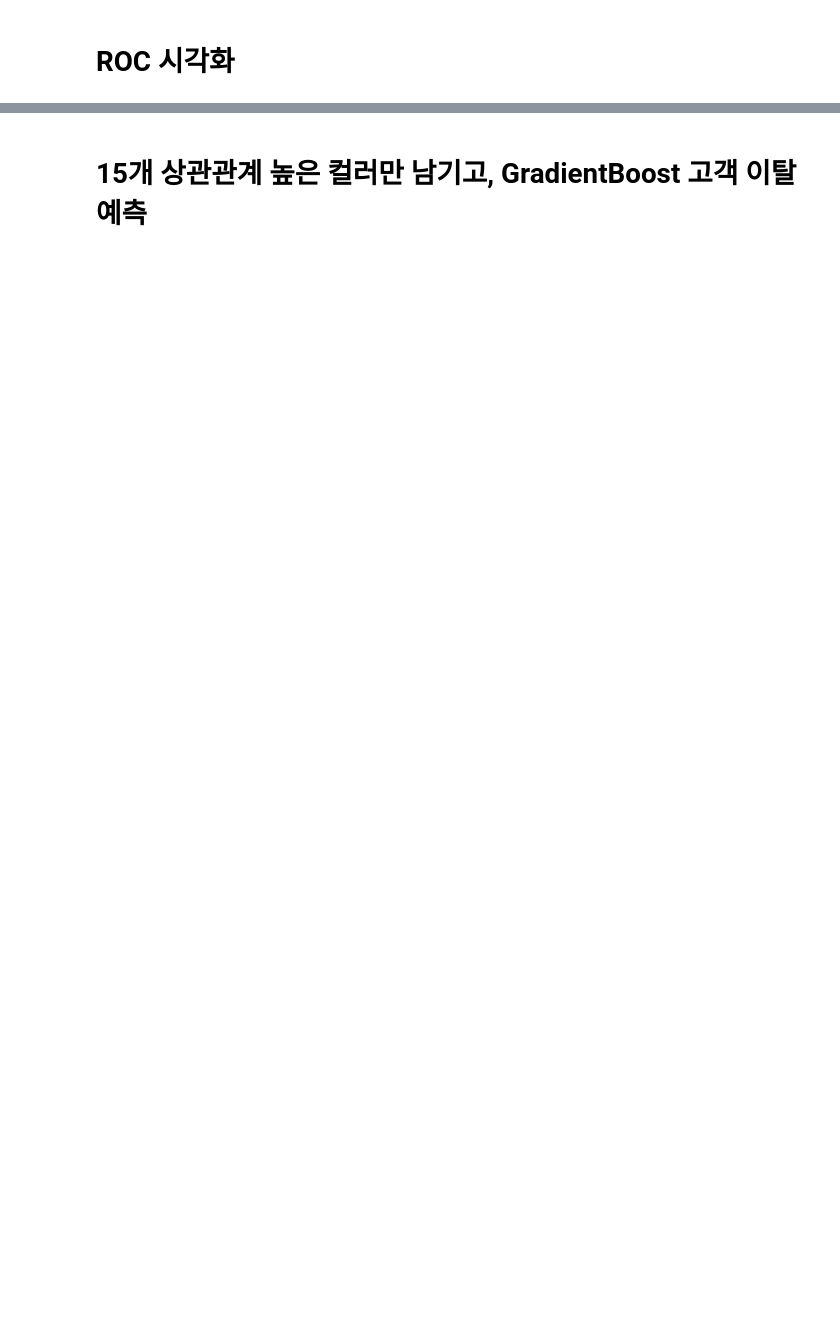
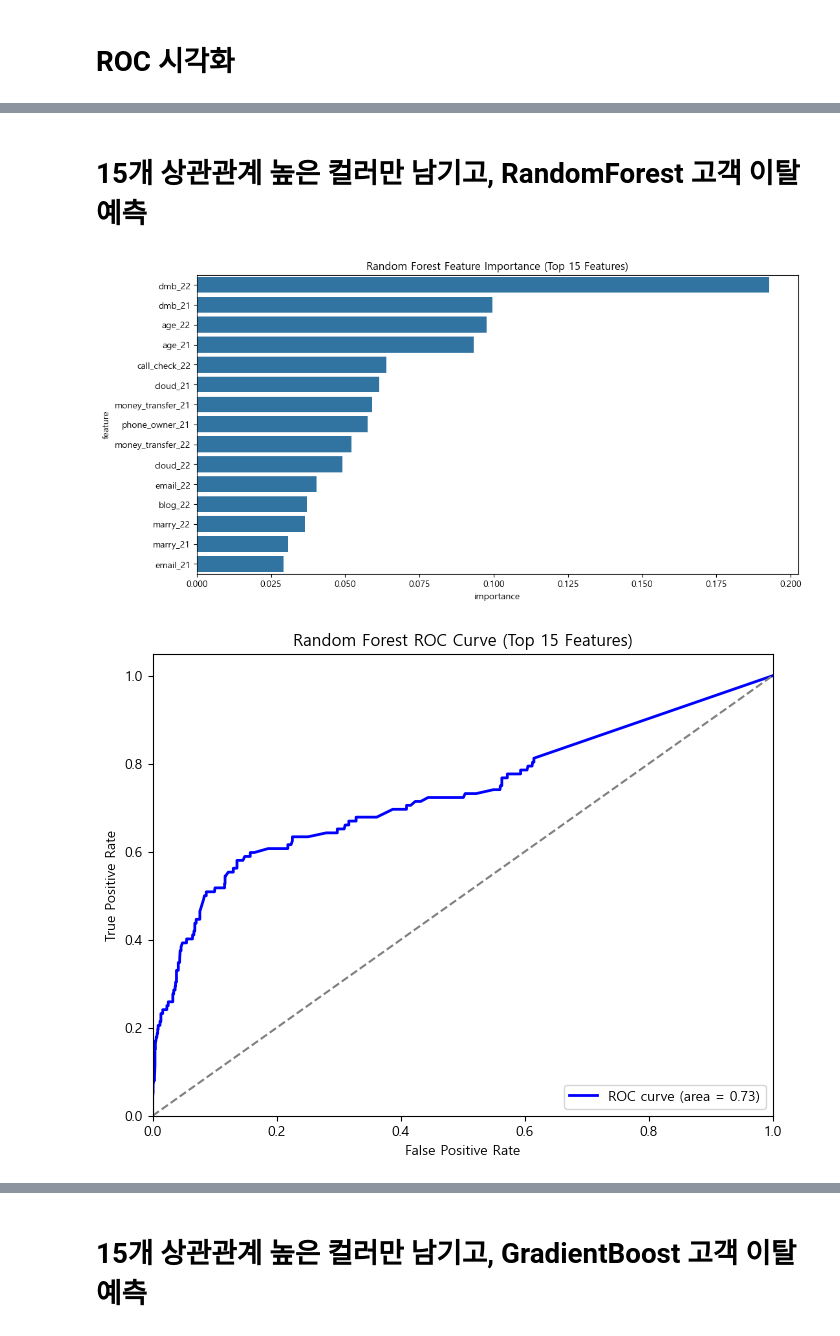
Before and after one commit to SKNETWORKS-FAMILY-AICAMP/SKN09-2nd-3Team, a Jupyter notebook: JUNGHOONKIM_phone_brand_project.ipynb, the cells around one changed output, grey strips where cells are left out. Saved outputs shown, nothing was run; the diff lists cells and outputs as text; code cells hidden in the pictures; blank space fills up the shorter version.

```diff
--- a/JUNGHOONKIM_phone_brand_project.ipynb
+++ b/JUNGHOONKIM_phone_brand_project.ipynb
@@ -586,0 +589,72 @@ Gradient Boosting 정확도: 0.8945
+# %% [markdown]
+# 15개 상관관계 높은 컬러만 남기고, RandomForest 고객 이탈 예측
+# %%
+top_15_features = [
+    'dmb_22',               # 0.4581
+    'age_22',               # 0.3046
+    'age_21',               # 0.3038
+    'dmb_21',               # 0.2694
+    'marry_22',             # 0.2568
+    'marry_21',             # 0.2549
+    'cloud_22',             # 0.1750
+    'money_transfer_22',    # 0.1707
+    'cloud_21',             # 0.1666
+    'email_22',             # 0.1564
+    'phone_owner_21',       # 0.1394
+    'call_check_22',        # 0.1379
+    'email_21',             # 0.1364
+    'blog_22',              # 0.1279
+    'money_transfer_21'     # 0.1241
+]
+# %%
+# 데이터 X, y 설정 (상위 15개 컬럼 사용)
+X_top15_rf = phone_df[top_15_features].fillna(0)  # 결측값 0으로 채움
+y_top15_rf = (phone_df['brand_22'] != 1).astype(int)
+
+# 데이터 분할
+X_train_top15_rf, X_test_top15_rf, y_train_top15_rf, y_test_top15_rf = train_test_split(
+    X_top15_rf, y_top15_rf, test_size=0.2, random_state=42
+)
+
+# Random Forest 모델 학습
+rf_clf_top15 = RandomForestClassifier(n_estimators=100, random_state=42)
+rf_clf_top15.fit(X_train_top15_rf, y_train_top15_rf)
+
+# 예측 및 평가
+rf_pred_top15 = rf_clf_top15.predict(X_test_top15_rf)
+rf_accuracy_top15 = accuracy_score(y_test_top15_rf, rf_pred_top15)
+rf_classification_rep_top15 = classification_report(y_test_top15_rf, rf_pred_top15)
+
+# 특성 중요도 계산 및 시각화
+importance_rf_top15 = pd.DataFrame({
+    'feature': top_15_features,
+    'importance': rf_clf_top15.feature_importances_
+}).sort_values('importance', ascending=False)
+
+plt.figure(figsize=(12, 6))
+sns.barplot(data=importance_rf_top15, x='importance', y='feature')
+plt.title('Random Forest Feature Importance (Top 15 Features)')
+plt.show()
+
+# ROC 커브 계산 및 시각화
+rf_fpr_top15, rf_tpr_top15, _ = roc_curve(y_test_top15_rf, rf_clf_top15.predict_proba(X_test_top15_rf)[:, 1])
+rf_roc_auc_top15 = auc(rf_fpr_top15, rf_tpr_top15)
+
+plt.figure(figsize=(8, 6))
+plt.plot(rf_fpr_top15, rf_tpr_top15, color='blue', lw=2, label=f'ROC curve (area = {rf_roc_auc_top15:.2f})')
+plt.plot([0, 1], [0, 1], color='gray', linestyle='--')  # 대각선 기준선
+plt.xlim([0.0, 1.0])
+plt.ylim([0.0, 1.05])
+plt.xlabel('False Positive Rate')
+plt.ylabel('True Positive Rate')
+plt.title('Random Forest ROC Curve (Top 15 Features)')
+plt.legend(loc="lower right")
+plt.show()
+
+# 결과 출력
+print("Random Forest 성능 (Top 15 Features):")
+print(rf_classification_rep_top15)
+print(f"Random Forest 정확도 (Top 15 Features): {rf_accuracy_top15:.4f}")
+# %% [output]
+[figure, added]
+[figure, added]
```
Also changed, not shown: parts of 51 cells of this notebook, 1 other file.
